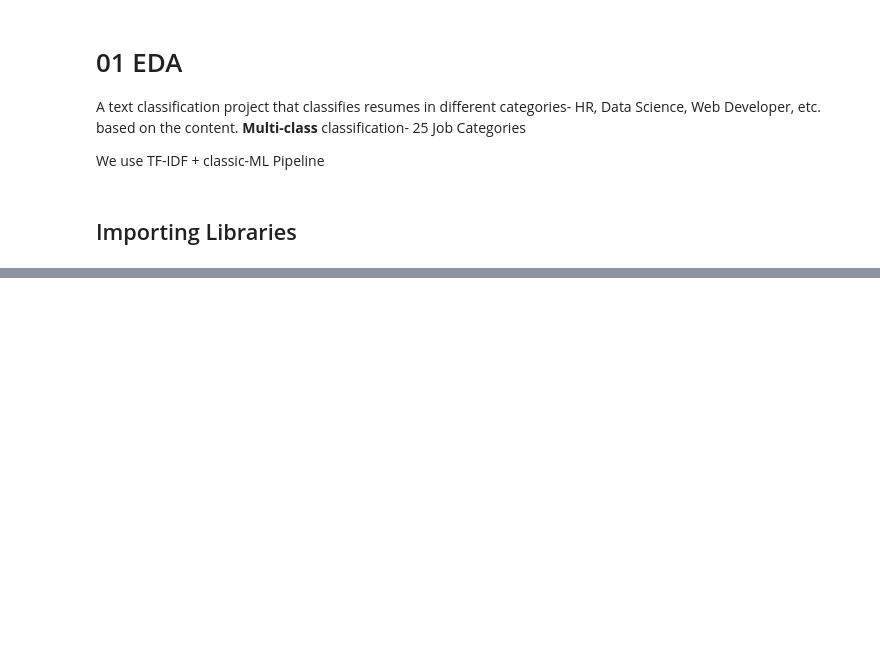
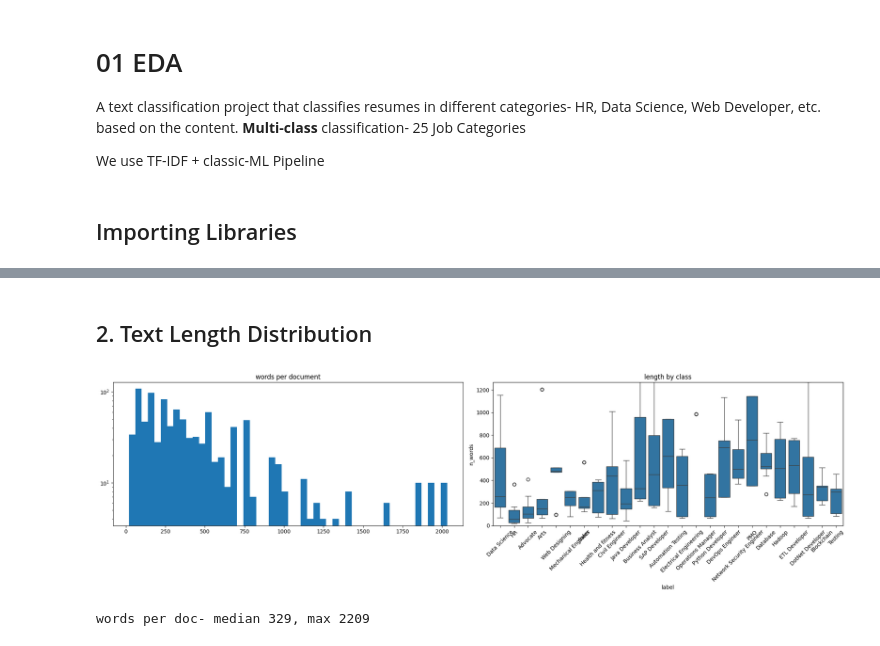
Before and after one commit to bhavya25-ds/Resume-Screening--Classification, a Jupyter notebook: 01_EDA.ipynb, the cells around one changed output, grey strips where cells are left out. Saved outputs shown, nothing was run; the diff lists cells and outputs as text; code cells hidden in the pictures; blank space fills up the shorter version.

```diff
--- a/01_EDA.ipynb
+++ b/01_EDA.ipynb
@@ -14,0 +59,18 @@ import Utility
+# %% [markdown]
+## 2. Text Length Distribution
+# %%
+df['n_words']= df['text'].astype(str).str.split().apply(len)
+fig, ax= plt.subplots(1,2, figsize= (20, 6))
+ax[0].hist(df['n_words'].clip(upper=df['n_words'].quantile(0.99)), bins=50);
+ax[0].set_title('words per document');
+ax[0].set_yscale('log')
+sns.boxplot(x= 'label', y= 'n_words', data=df, ax=ax[1]);
+ax[1].set_ylim(0, df['n_words'].quantile(0.95));
+ax[1].set_title('length by class');
+ax[1].tick_params(axis= 'x', rotation= 45)
+plt.tight_layout();
+plt.show()
+print('words per doc- median %d, max %d'%(df['n_words'].median(), df['n_words'].max()))
+# %% [output]
+[figure, added]
+words per doc- median 329, max 2209
```
Also changed, not shown: parts of 7 cells of this notebook.
